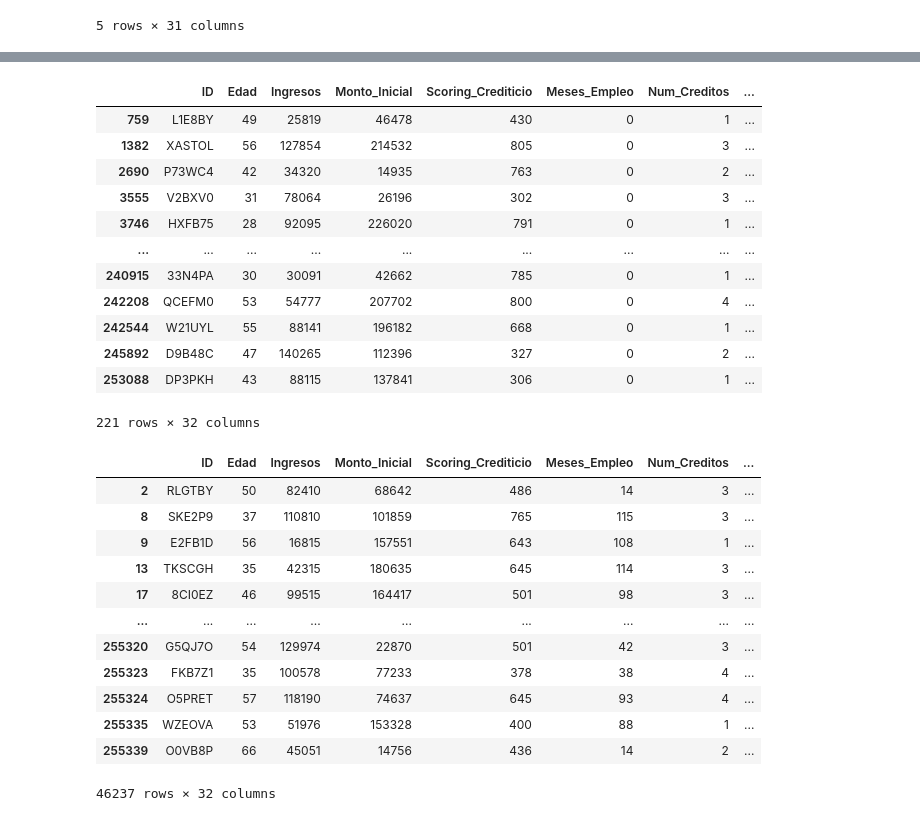
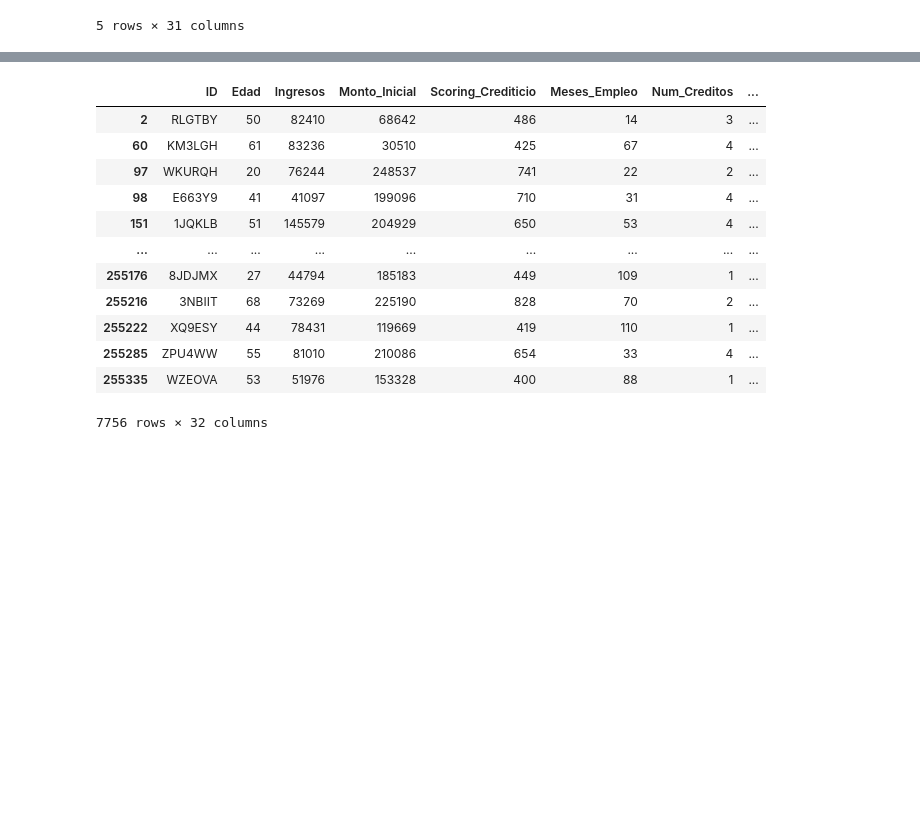
Before and after one commit to danielsoponaru/25-26_R07_NARANJA, a Jupyter notebook: 01-Ingesta_Limpieza.ipynb, the cells around one changed output, grey strips where cells are left out. Saved outputs shown, nothing was run; the diff lists cells and outputs as text; code cells hidden in the pictures; blank space fills up the shorter version.

```diff
--- a/01-Ingesta_Limpieza.ipynb
+++ b/01-Ingesta_Limpieza.ipynb
@@ -149,34 +179,16 @@ df_limpio
-# %%
-anomalia_meses_empleo = df_limpio[(df_limpio['Meses_Empleo']==0) & (df_limpio["Fiador"]==0)].copy()
-display(anomalia_meses_empleo)
-
-df_limpio=df_limpio.drop(anomalia_meses_empleo.index)
-
-df_limpio
-# %% [output]
-|  | ID | Edad | Ingresos | Monto_Inicial | Scoring_Crediticio | Meses_Empleo | Num_Creditos | ... |
-| 759 | L1E8BY | 49 | 25819 | 46478 | 430 | 0 | 1 | ... |
-| 1382 | XASTOL | 56 | 127854 | 214532 | 805 | 0 | 3 | ... |
-| 2690 | P73WC4 | 42 | 34320 | 14935 | 763 | 0 | 2 | ... |
-| 3555 | V2BXV0 | 31 | 78064 | 26196 | 302 | 0 | 3 | ... |
-| 3746 | HXFB75 | 28 | 92095 | 226020 | 791 | 0 | 1 | ... |
-| ... | ... | ... | ... | ... | ... | ... | ... | ... |
-| 240915 | 33N4PA | 30 | 30091 | 42662 | 785 | 0 | 1 | ... |
-| 242208 | QCEFM0 | 53 | 54777 | 207702 | 800 | 0 | 4 | ... |
-| 242544 | W21UYL | 55 | 88141 | 196182 | 668 | 0 | 1 | ... |
-| 245892 | D9B48C | 47 | 140265 | 112396 | 327 | 0 | 2 | ... |
-| 253088 | DP3PKH | 43 | 88115 | 137841 | 306 | 0 | 1 | ... |
-221 rows × 32 columns
-|  | ID | Edad | Ingresos | Monto_Inicial | Scoring_Crediticio | Meses_Empleo | Num_Creditos | ... |
-| 2 | RLGTBY | 50 | 82410 | 68642 | 486 | 14 | 3 | ... |
-| 8 | SKE2P9 | 37 | 110810 | 101859 | 765 | 115 | 3 | ... |
-| 9 | E2FB1D | 56 | 16815 | 157551 | 643 | 108 | 1 | ... |
-| 13 | TKSCGH | 35 | 42315 | 180635 | 645 | 114 | 3 | ... |
-| 17 | 8CI0EZ | 46 | 99515 | 164417 | 501 | 98 | 3 | ... |
-| ... | ... | ... | ... | ... | ... | ... | ... | ... |
-| 255320 | G5QJ7O | 54 | 129974 | 22870 | 501 | 42 | 3 | ... |
-| 255323 | FKB7Z1 | 35 | 100578 | 77233 | 378 | 38 | 4 | ... |
-| 255324 | O5PRET | 57 | 118190 | 74637 | 645 | 93 | 4 | ... |
-| 255335 | WZEOVA | 53 | 51976 | 153328 | 400 | 88 | 1 | ... |
-| 255339 | O0VB8P | 66 | 45051 | 14756 | 436 | 14 | 2 | ... |
-46237 rows × 32 columns
+# %%
+df_limpio[(df_limpio["Ratio_Deuda_Ingresos"]>0.5)&(df_limpio["Personas_Cargo"]==0)&(df_limpio["Estado_Civil_Casado"]==False)&(df_limpio["Estado_Civil_Divorciado"]==False)]
+# %% [output]
+|  | ID | Edad | Ingresos | Monto_Inicial | Scoring_Crediticio | Meses_Empleo | Num_Creditos | ... |
+| 2 | RLGTBY | 50 | 82410 | 68642 | 486 | 14 | 3 | ... |
+| 60 | KM3LGH | 61 | 83236 | 30510 | 425 | 67 | 4 | ... |
+| 97 | WKURQH | 20 | 76244 | 248537 | 741 | 22 | 2 | ... |
+| 98 | E663Y9 | 41 | 41097 | 199096 | 710 | 31 | 4 | ... |
+| 151 | 1JQKLB | 51 | 145579 | 204929 | 650 | 53 | 4 | ... |
+| ... | ... | ... | ... | ... | ... | ... | ... | ... |
+| 255176 | 8JDJMX | 27 | 44794 | 185183 | 449 | 109 | 1 | ... |
+| 255216 | 3NBIIT | 68 | 73269 | 225190 | 828 | 70 | 2 | ... |
+| 255222 | XQ9ESY | 44 | 78431 | 119669 | 419 | 110 | 1 | ... |
+| 255285 | ZPU4WW | 55 | 81010 | 210086 | 654 | 33 | 4 | ... |
+| 255335 | WZEOVA | 53 | 51976 | 153328 | 400 | 88 | 1 | ... |
+7756 rows × 32 columns
```
Also changed, not shown: parts of 6 cells of this notebook, 4 other files.
